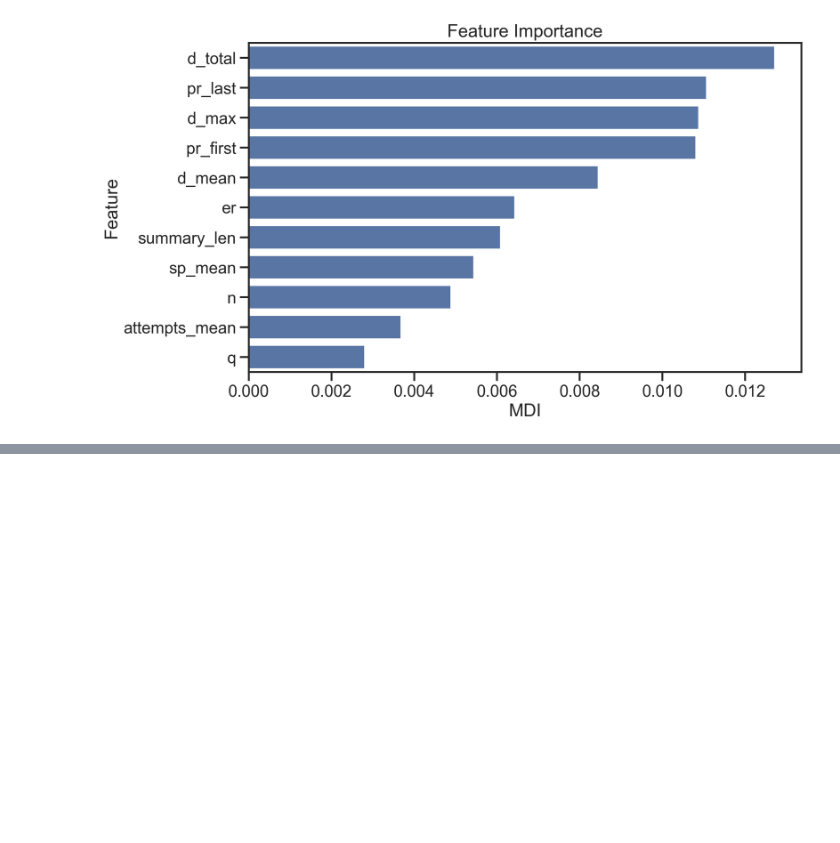
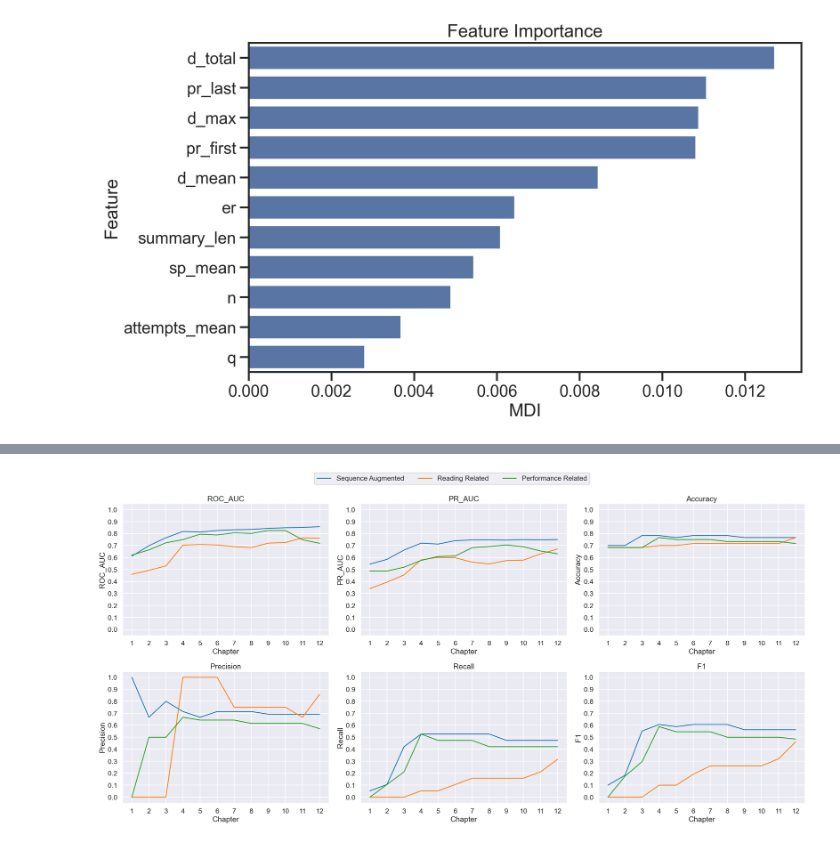
Before and after one commit to 4lic3X/early_prediction, a Jupyter notebook: prediction_v5/fine_tune.ipynb, the cells around one changed output, grey strips where cells are left out. Drawn from its saved outputs; the diff is of its cells as text; code cells hidden in the pictures; blank space fills up the shorter version.

Commit message:
exp for reading related features vs performance related features

```diff
--- a/prediction_v5/fine_tune.ipynb
+++ b/prediction_v5/fine_tune.ipynb
@@ -475,0 +483,18 @@ plot_feature_importance(best_model)
+# %%
+class DatasetExcludingFeatures(utils.Dataset):
+    def __init__(self, name: str, exclude_features: list[str]):
+        root = "../data/processed"
+        self.data = pd.read_csv(f"{root}/{name}.csv")
+
+        # get all feature names to exclude
+        all_exclude_features = set()
+        for ch in range(1, 13):
+            for f in exclude_features:
+                all_exclude_features.add(f"ch{ch:02d}_{f}")
+
+        remaining_feature_cols = list(set(self.data.columns) - all_exclude_features)
+        self.data = self.data[remaining_feature_cols]
+
+        self.feature_cols = self.data.columns.drop(
+            ["label", "student_id", "final_grade"]
+        )
@@ -475,0 +520,29 @@ plot_feature_importance(best_model)
+# %%
+transfer_by_category_metrics_seq = pd.concat(
+    [
+        utils.evaluate_transfer_finetune(
+            SequenceAugmentedReadingModel, ucsd_reading_data, ucla_reading_data
+        ),
+        utils.evaluate_transfer_finetune(
+            SequenceAugmentedPerformanceModel,
+            ucsd_performance_data,
+            ucla_performance_data,
+        ),
+    ],
+    ignore_index=True,
+)
+# %%
+# Concatenate new metrics with previous metrics
+transfer_metrics = pd.concat(
+    [transfer_metrics, transfer_by_category_metrics_seq], ignore_index=True
+)
+# %%
+utils.plot_metrics_subplots(
+    transfer_metrics[
+        transfer_metrics["Model"].isin(
+            ["Sequence Augmented", "Reading Related", "Performance Related"]
+        )
+    ]
+)
+# %% [output]
+[figure, added]
```
Also changed, not shown: parts of 6 cells of this notebook, 5 other files.
